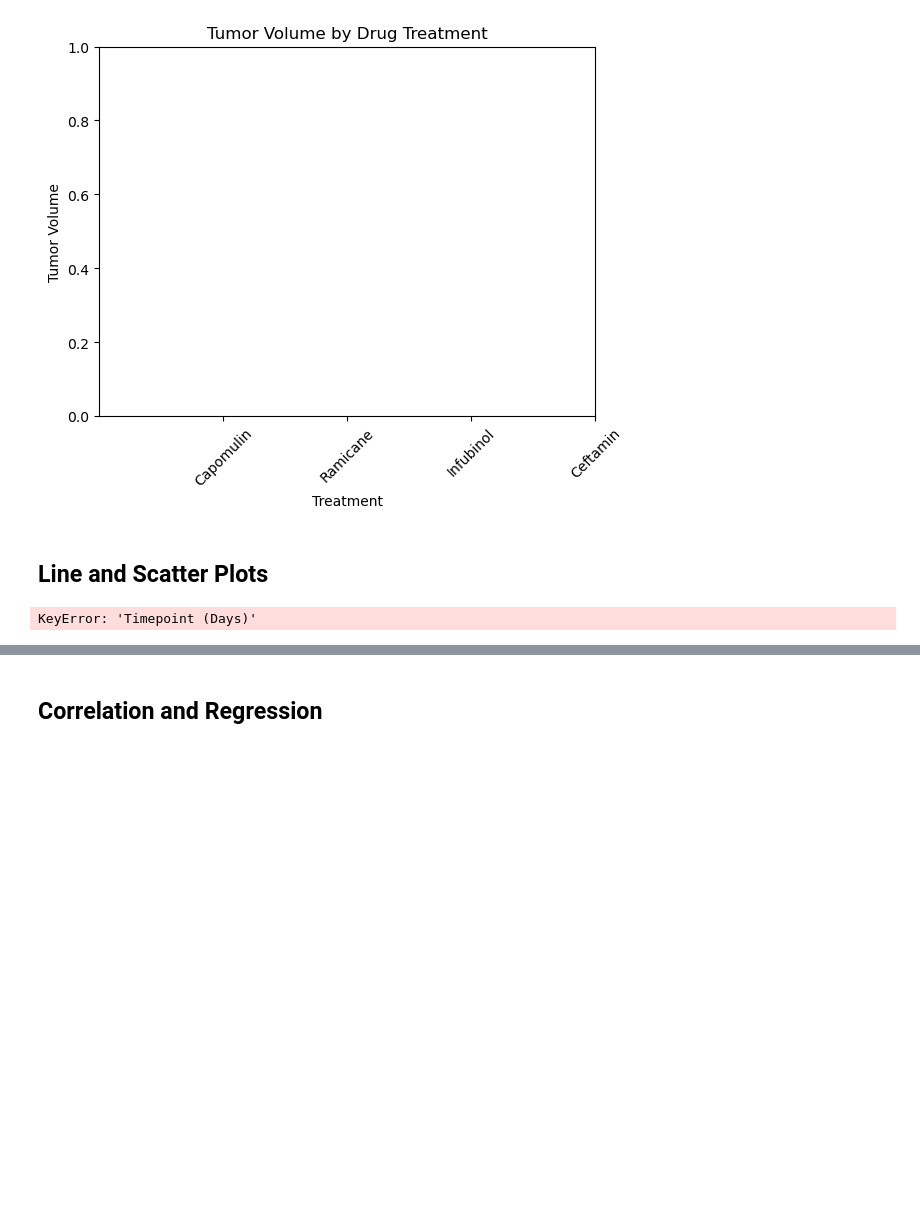
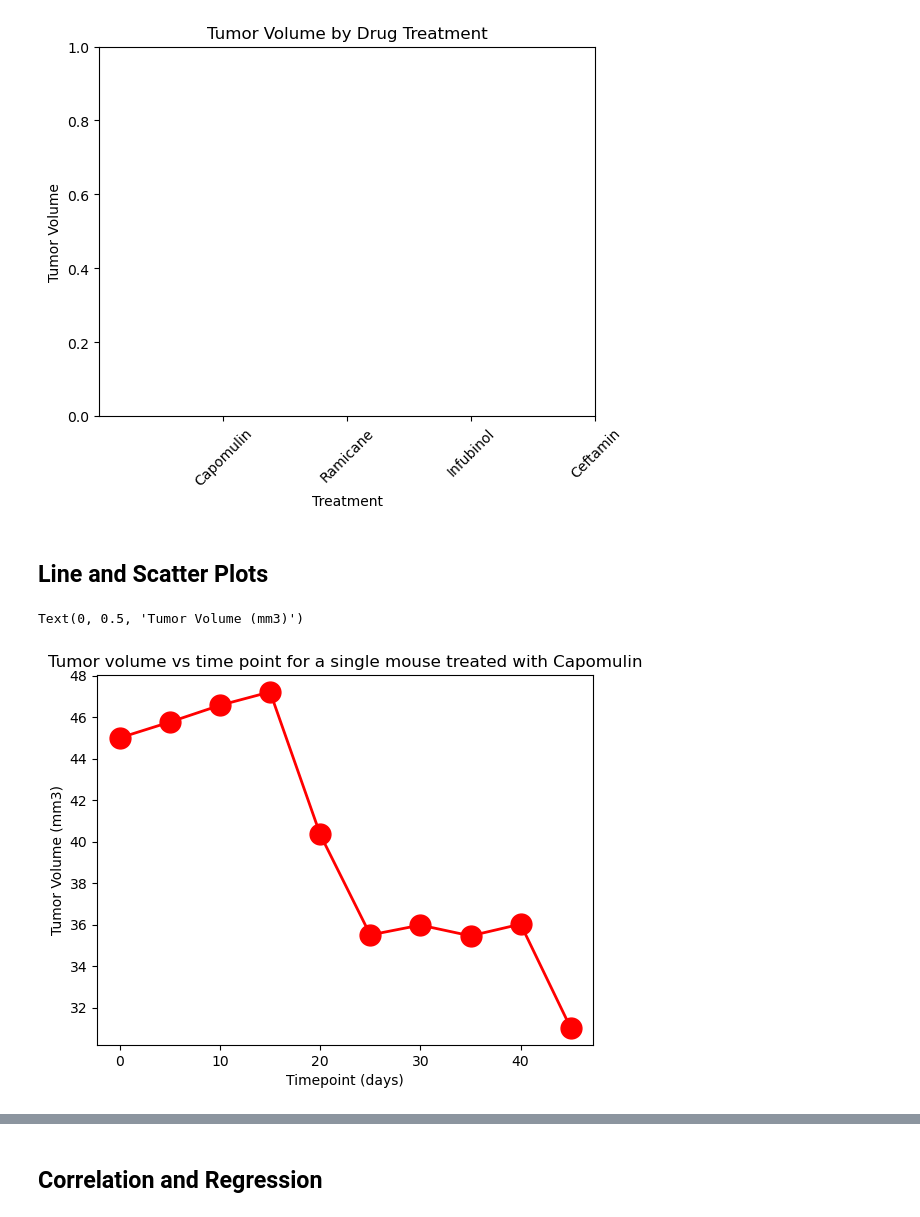
Before and after one commit to Annabrabender/datavisulization-challenge, a Jupyter notebook: pymaceuticals_starter.ipynb, the cells around one changed output, grey strips where cells are left out. Saved outputs shown, nothing was run; the diff lists cells and outputs as text; code cells hidden in the pictures; blank space fills up the shorter version.

```diff
--- a/pymaceuticals_starter.ipynb
+++ b/pymaceuticals_starter.ipynb
@@ -297,18 +315,19 @@ UFuncTypeError: ufunc 'add' did not contain a loop with signature matching types
 # %%
 # Generate a line plot of tumor volume vs. time point for a single mouse treated with Capomulin
 capomulin_df = clean_df.loc[clean_df["Drug Regimen"]== "Capomulin",:]
 
 line_df = capomulin_df.loc[capomulin_df["Mouse ID"]=="u364", :]
 
-x_axis= line_df["Timepoint (Days)"]
+x_axis= line_df["Timepoint"]
 tumorsize = line_df["Tumor Volume (mm3)"]
 
 fig1, ax1 = plt.subplots()
 plt.title("Tumor volume vs time point for a single mouse treated with Capomulin")
-plt.plot(x_axis, tumorsize, linewidth =2, markersize=15, marker="o", colour="red", label="volume")
+plt.plot(x_axis, tumorsize, linewidth =2, markersize=15, marker="o", color="red", label="volume")
 plt.xlabel("Timepoint (days)")
 plt.ylabel("Tumor Volume (mm3)")
 # %% [output]
-KeyError: 'Timepoint (Days)'
+Text(0, 0.5, 'Tumor Volume (mm3)')
+[figure, added]
 # %%
 # Generate a scatter plot of mouse weight vs. the average observed tumor volume for the entire Capomulin regimen
```
Also changed, not shown: parts of 4 cells of this notebook.
